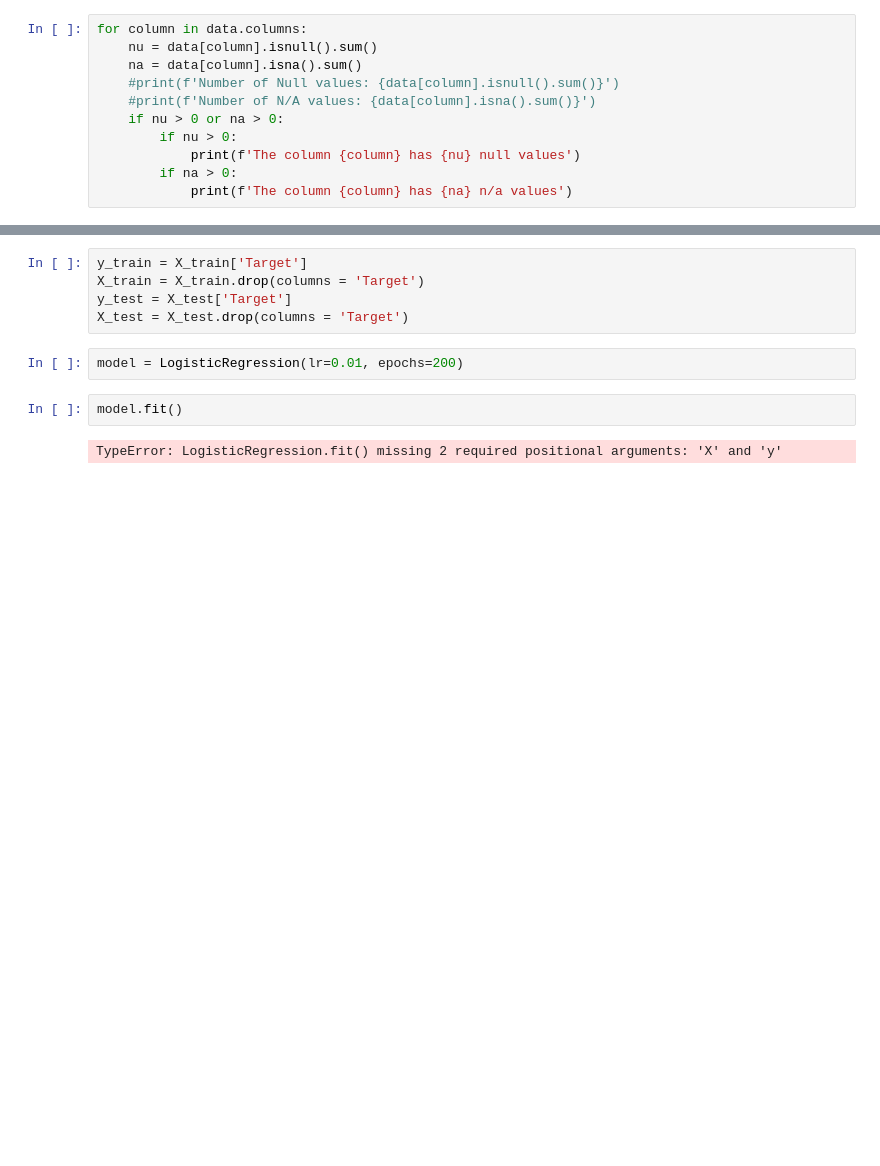
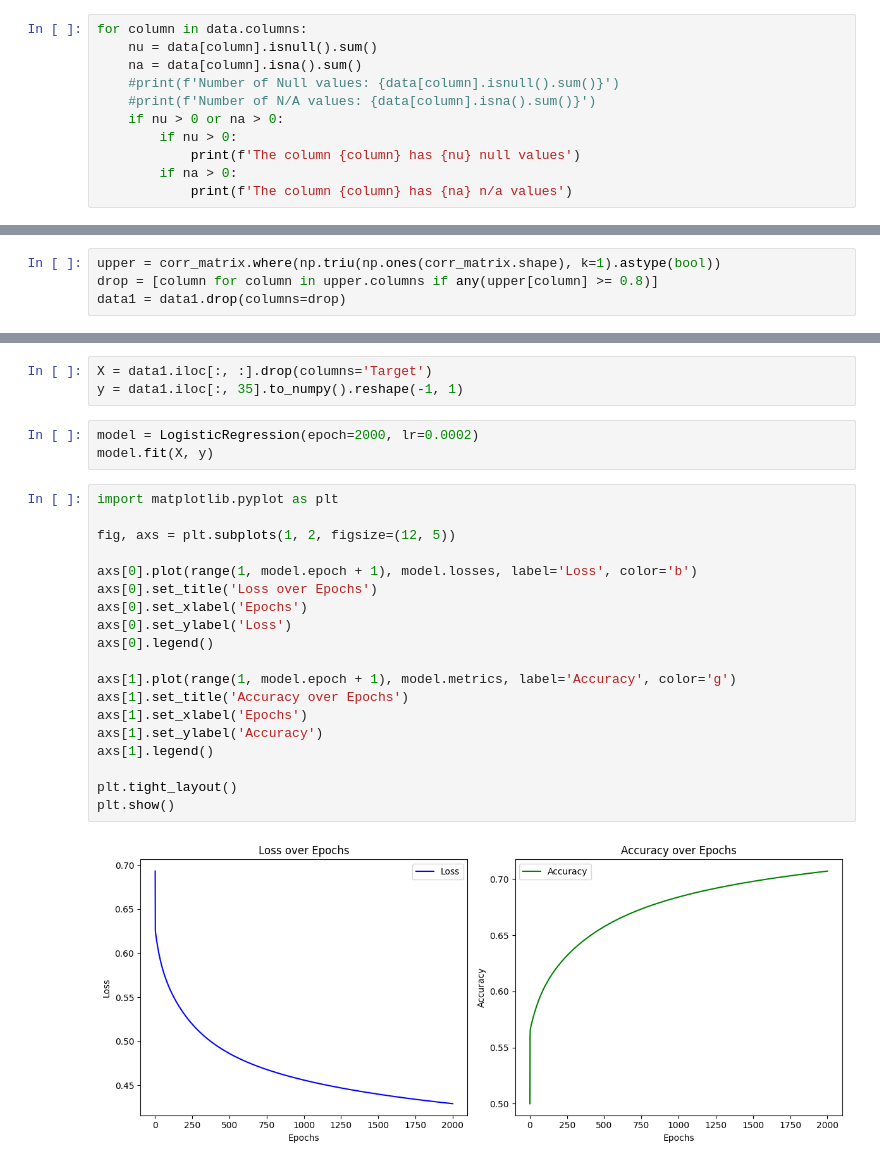
Before and after one commit to tuikhongtenbo/Python_ML, a Jupyter notebook: BaitapDS102.2/Lab2/Bai 1.ipynb, the cells around one changed output, grey strips where cells are left out. Saved outputs shown, nothing was run; the diff lists cells and outputs as text; blank space fills up the shorter version.

```diff
--- a/BaitapDS102.2/Lab2/Bai 1.ipynb
+++ b/BaitapDS102.2/Lab2/Bai 1.ipynb
@@ -72,0 +141,4 @@ def Standardlization(df):
+# %%
+upper = corr_matrix.where(np.triu(np.ones(corr_matrix.shape), k=1).astype(bool))
+drop = [column for column in upper.columns if any(upper[column] >= 0.8)]
+data1 = data1.drop(columns=drop)
@@ -157,11 +190,27 @@ X_train
-# %%
-y_train = X_train['Target']
-X_train = X_train.drop(columns = 'Target')
-y_test = X_test['Target']
-X_test = X_test.drop(columns = 'Target')
-# %%
-model = LogisticRegression(lr=0.01, epochs=200)
-# %%
-model.fit()
-# %% [output]
-TypeError: LogisticRegression.fit() missing 2 required positional arguments: 'X' and 'y'
+# %%
+X = data1.iloc[:, :].drop(columns='Target')
+y = data1.iloc[:, 35].to_numpy().reshape(-1, 1)
+# %%
+model = LogisticRegression(epoch=2000, lr=0.0002)
+model.fit(X, y)
+# %%
+import matplotlib.pyplot as plt
+
+fig, axs = plt.subplots(1, 2, figsize=(12, 5))
+
+axs[0].plot(range(1, model.epoch + 1), model.losses, label='Loss', color='b')
+axs[0].set_title('Loss over Epochs')
+axs[0].set_xlabel('Epochs')
+axs[0].set_ylabel('Loss')
+axs[0].legend()
+
+axs[1].plot(range(1, model.epoch + 1), model.metrics, label='Accuracy', color='g')
+axs[1].set_title('Accuracy over Epochs')
+axs[1].set_xlabel('Epochs')
+axs[1].set_ylabel('Accuracy')
+axs[1].legend()
+
+plt.tight_layout()
+plt.show()
+# %% [output]
+[figure, added]
```
Also changed, not shown: parts of 28 cells of this notebook.
